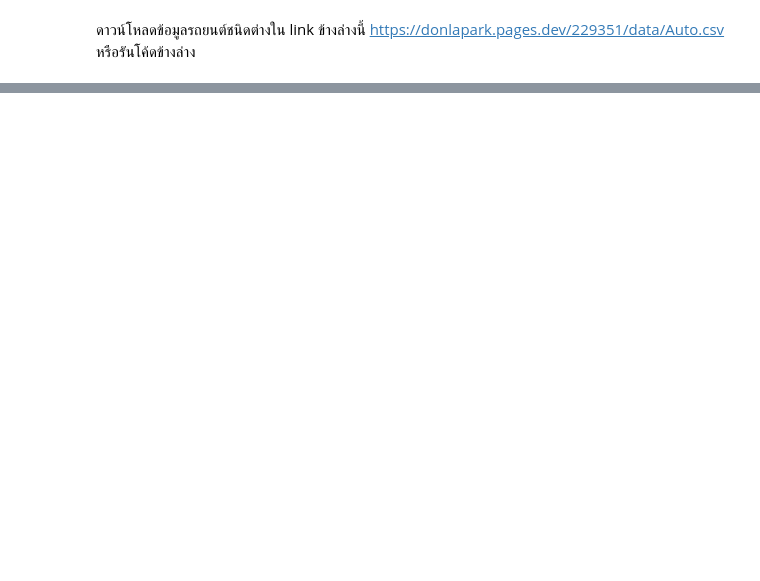
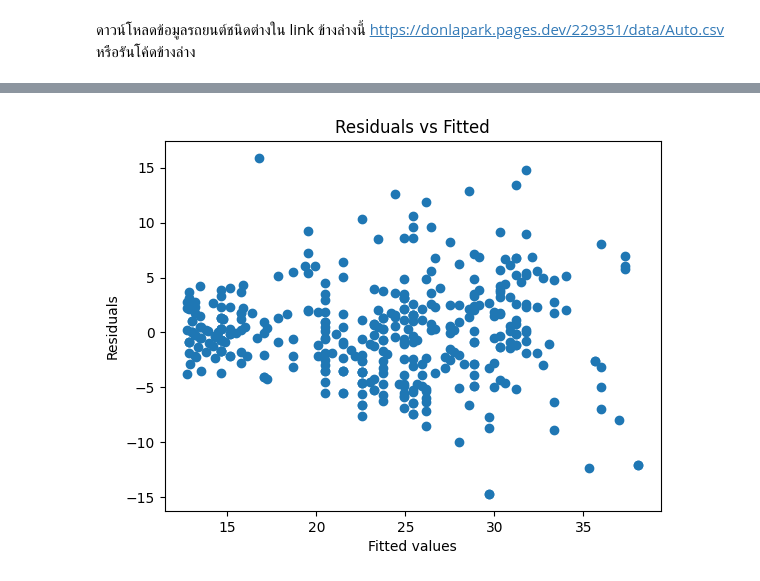
Before and after one commit to SarunDz-12/229351-StatisticalLearning-or-Statistical-Learning-Labs., a Jupyter notebook: 229351-LAB06.ipynb, the cells around one changed output, grey strips where cells are left out. Cells and saved outputs as stored; diff of their text form; code cells hidden in the pictures; blank space fills up the shorter version.

```diff
--- a/229351-LAB06.ipynb
+++ b/229351-LAB06.ipynb
@@ -378,0 +138,3 @@ y= −14.5353−0.3299× cylinders+0.0077× displacement−0.0004× horsepower
+# %%
+auto_lr2 = smf.ols('mpg ~ horsepower+I(horsepower**2)', data=auto).fit()
+print(auto_lr2.summary())
@@ -378,0 +159,7 @@ y= −14.5353−0.3299× cylinders+0.0077× displacement−0.0004× horsepower
+# %%
+plt.scatter(auto_lr2.fittedvalues, auto_lr2.resid)
+plt.title('Residuals vs Fitted')
+plt.xlabel('Fitted values')
+plt.ylabel('Residuals');
+# %% [output]
+[figure, added]
```
Also changed, not shown: parts of 87 cells of this notebook.
